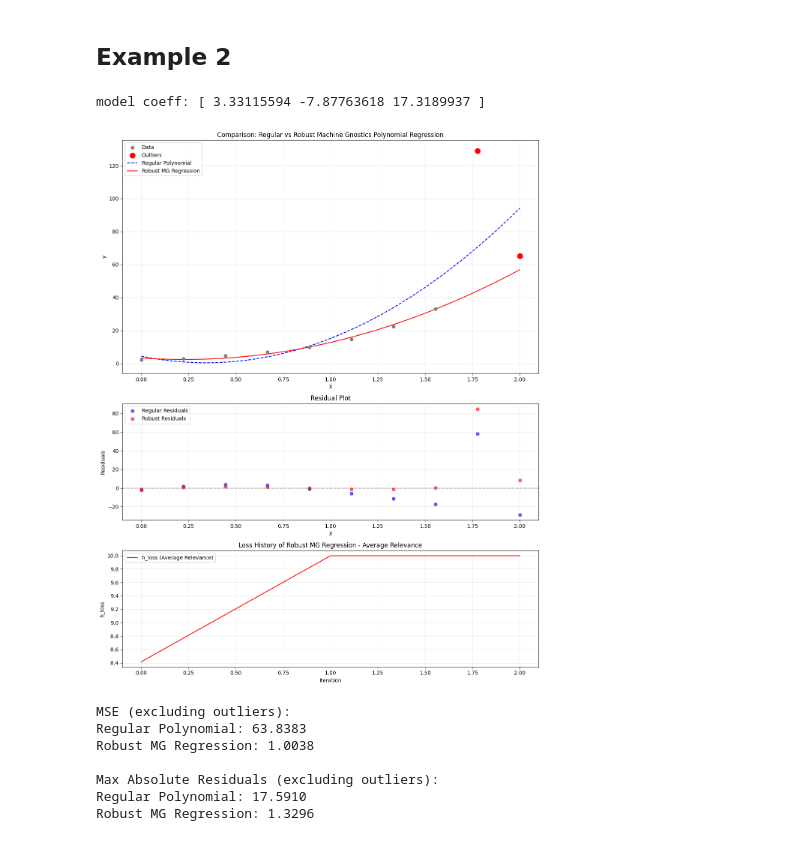
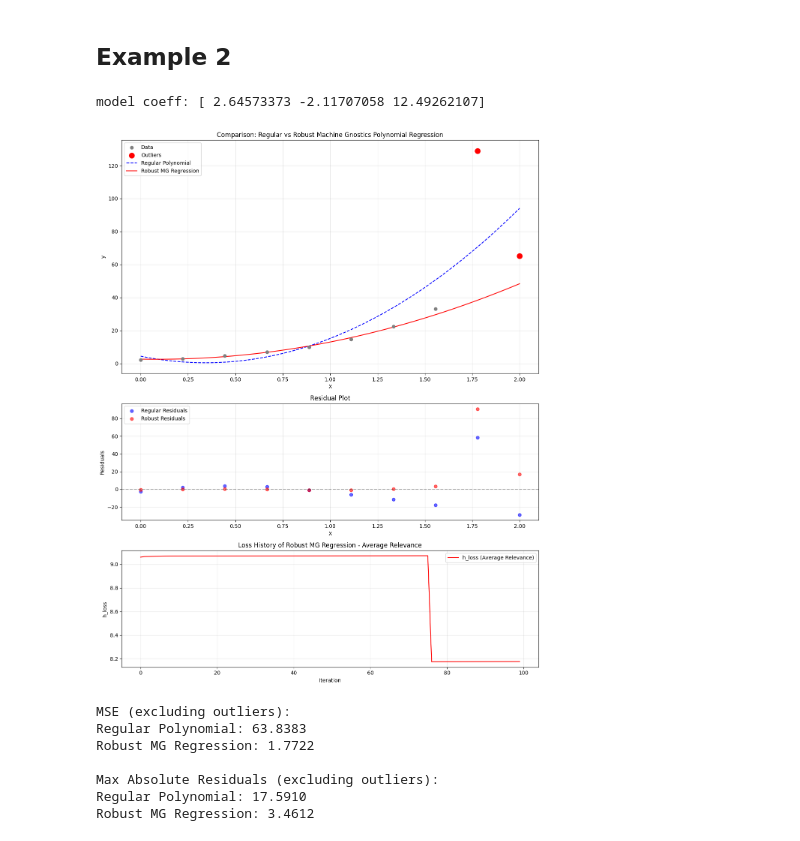
Before and after one commit to MachineGnostics/machinegnostics.io, a Jupyter notebook: examples/example_1_1_small_data_linreg.ipynb, the cells around one changed output. Drawn from its saved outputs; the diff is of its cells as text; code cells hidden in the pictures.

```diff
--- a/examples/example_1_1_small_data_linreg.ipynb
+++ b/examples/example_1_1_small_data_linreg.ipynb
@@ -140,7 +140,7 @@ import matplotlib.pyplot as plt
 from sklearn.preprocessing import PolynomialFeatures
 from sklearn.linear_model import LinearRegression
 from sklearn.pipeline import make_pipeline
-from machinegnostics.models.mg_rig import RobustRegressor
+from machinegnostics.models.regression import PolynomialRegressor
 
 # Set random seed for reproducibility
 np.random.seed(42)
@@ -164,7 +164,7 @@ y_pred_regular = poly_reg.predict(X)  # Predict on training points for residuals
 y_pred_regular_test = poly_reg.predict(X_test)  # Predict on test points for curve
 
 # Fit robust Machine Gnostics regression
-mg_model = RobustRegressor(degree=degree)
+mg_model = PolynomialRegressor(degree=degree)
 mg_model.fit(X, y.flatten())
 y_pred_robust = mg_model.predict(X)  # Predict on training points for residuals
 y_pred_robust_test = mg_model.predict(X_test)  # Predict on test points for curve
@@ -204,39 +204,39 @@ ax2.grid(True, alpha=0.3)
 h_loss_history = [
     entry['h_loss'] for entry in mg_model._history
     if entry.get('h_loss') is not None
 ]
 
 ax3.plot(h_loss_history, color='red', label='h_loss (Average Relevance)')
 ax3.set_xlabel('Iteration')
 ax3.set_ylabel('h_loss')
 ax3.set_title('Loss History of Robust MG Regression - Average Relevance')
 ax3.legend()
 ax3.grid(True, alpha=0.3)
 
 # Adjust layout
 plt.tight_layout()
 plt.show()
 
 # Print mean squared error for both methods (excluding outliers)
 mse_regular = np.mean((y_pred_regular[:-2] - y[:-2])**2)
 mse_robust = np.mean((y_pred_robust[:-2] - y[:-2])**2)
 print(f"MSE (excluding outliers):")
 print(f"Regular Polynomial: {mse_regular:.4f}")
 print(f"Robust MG Regression: {mse_robust:.4f}")
 
 # Print max absolute residuals (excluding outliers)
 max_resid_regular = np.max(np.abs(residuals_regular[:-2]))
 max_resid_robust = np.max(np.abs(residuals_robust[:-2]))
 print(f"\nMax Absolute Residuals (excluding outliers):")
 print(f"Regular Polynomial: {max_resid_regular:.4f}")
 print(f"Robust MG Regression: {max_resid_robust:.4f}")
 # %% [output]
-model coeff: [ 3.33115594 -7.87763618 17.3189937 ]
+model coeff: [ 2.64573373 -2.11707058 12.49262107]
-[figure, old version]
+[figure, new version]
 MSE (excluding outliers):
 Regular Polynomial: 63.8383
-Robust MG Regression: 1.0038
+Robust MG Regression: 1.7722
 
 Max Absolute Residuals (excluding outliers):
 Regular Polynomial: 17.5910
-Robust MG Regression: 1.3296
+Robust MG Regression: 3.4612
```
Also changed, not shown: parts of 1 cell of this notebook, 17 other files.
